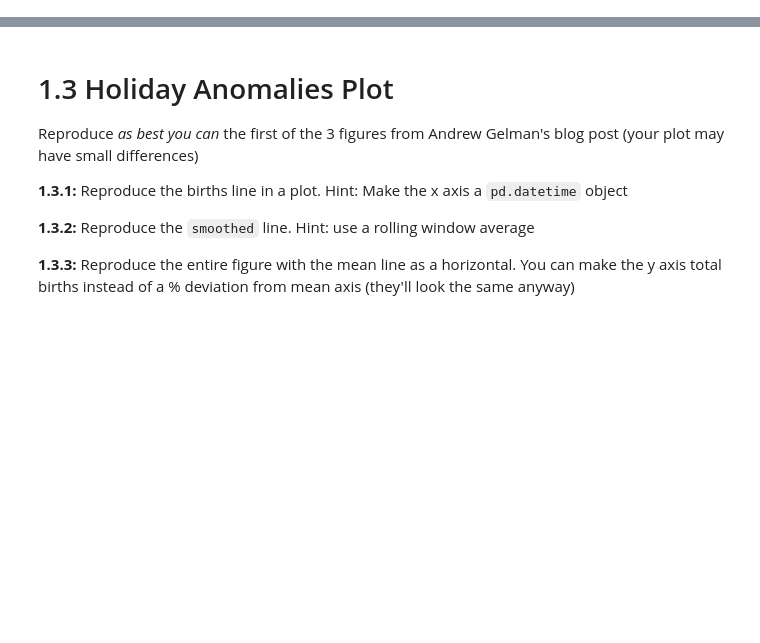
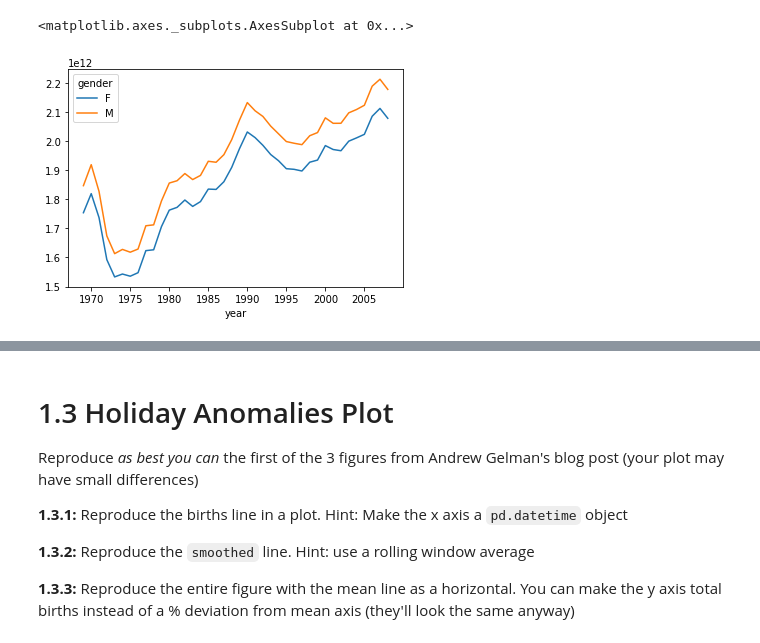
Before and after one commit to cb-ds-1/m2-3-exploration, a Jupyter notebook: workshop.ipynb, the cells around one changed output, grey strips where cells are left out. Drawn from its saved outputs; the diff is of its cells as text; code cells hidden in the pictures; blank space fills up the shorter version.

Commit message:
Kaleb Work shop 2.3

```diff
--- a/workshop.ipynb
+++ b/workshop.ipynb
@@ -10,0 +18,8 @@ Note the `1e6` on the y axis for scale
+# %%
+df = pd.read_csv('/Users/kalebmckenzie/Documents/GitHub/m2-3-exploration/data/births.csv')
+df['births_plot'] = df['births'] * 1e6
+df['day'] = df['day'].fillna(0)
+df.groupby(['year','gender']).births_plot.sum().unstack().plot()
+# %% [output]
+<matplotlib.axes._subplots.AxesSubplot at 0x...>
+[figure, added]
```
Also changed, not shown: parts of 13 cells of this notebook.
